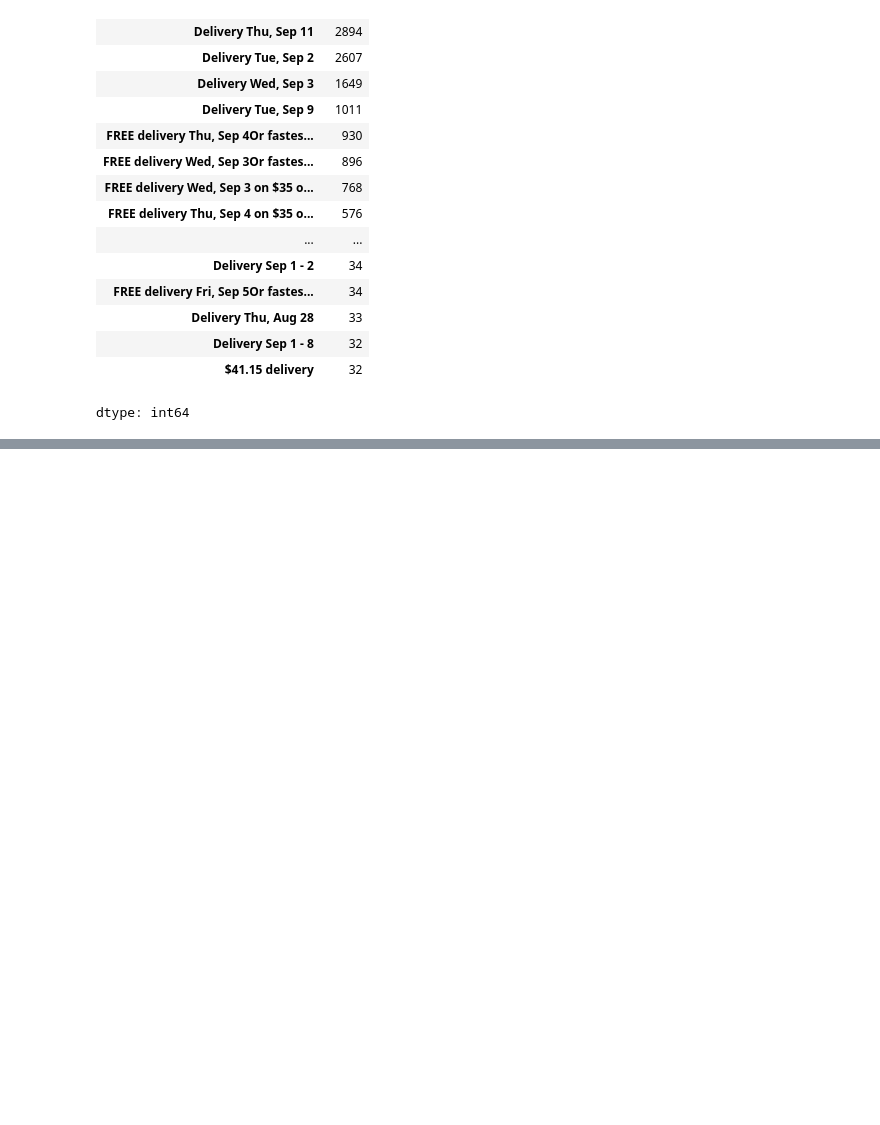
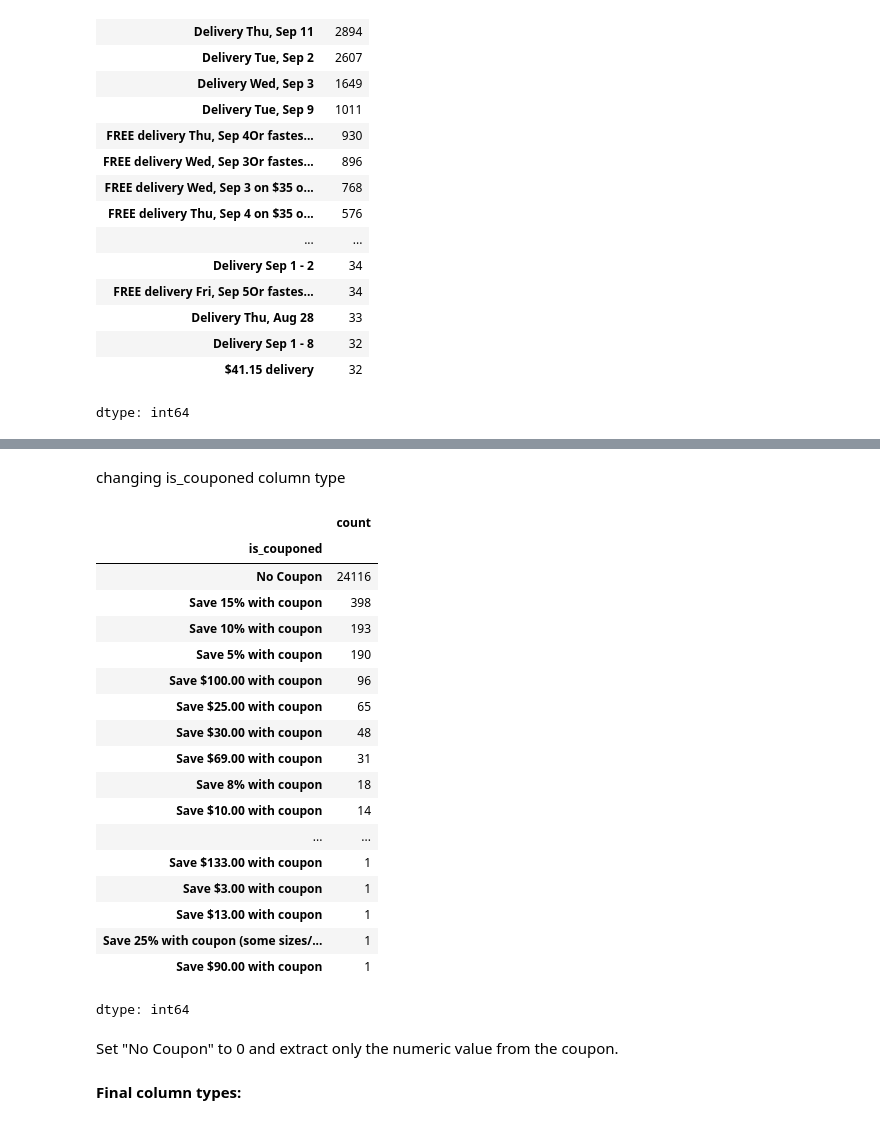
Before and after one commit to JanKotynia/SalesDataAnalysis, a Jupyter notebook: Sales.ipynb, the cells around one changed output, grey strips where cells are left out. Cells and saved outputs as stored; diff of their text form; code cells hidden in the pictures; blank space fills up the shorter version.

```diff
--- a/Sales.ipynb
+++ b/Sales.ipynb
@@ -187,0 +237,13 @@ df.loc[df['delivery_details'].isna(), 'delivery_details'] = "No data"
+# %%
+df.loc[df['delivery_date'].isna(),'delivery_date'] = pd.to_datetime(
+    df.loc[mask, 'delivery_details']
+      .str.extract(r'([A-Z][a-z]{2}\s*\d{1,2})')[0]
+      .add(' 2025'),
+    format='%b %d %Y',
+    errors='coerce'
+)
+# %%
+mask = df['delivery_details'] == "No data"
+df.loc[mask,'delivery_date'] = np.nan
+# %%
+df.drop(columns='delivery_details', inplace=True)
@@ -187,0 +260,28 @@ df.loc[df['delivery_details'].isna(), 'delivery_details'] = "No data"
+# %%
+df['is_sponsored'] = np.where(df['is_sponsored'] == 'Organic', False, True)
+# %% [markdown]
+changing is_couponed column type
+# %%
+df['is_couponed'].value_counts()
+# %% [output]
+|  | count |
+| is_couponed |  |
+| No Coupon | 24116 |
+| Save 15% with coupon | 398 |
+| Save 10% with coupon | 193 |
+| Save 5% with coupon | 190 |
+| Save $100.00 with coupon | 96 |
+| Save $25.00 with coupon | 65 |
+| Save $30.00 with coupon | 48 |
+| Save $69.00 with coupon | 31 |
+| Save 8% with coupon | 18 |
+| Save $10.00 with coupon | 14 |
+| ... | ... |
+| Save $133.00 with coupon | 1 |
+| Save $3.00 with coupon | 1 |
+| Save $13.00 with coupon | 1 |
+| Save 25% with coupon (some sizes/... | 1 |
+| Save $90.00 with coupon | 1 |
+dtype: int64
+# %% [markdown]
+Set "No Coupon" to 0 and extract only the numeric value from the coupon.
@@ -188,3 +291,5 @@ df.loc[df['delivery_details'].isna(), 'delivery_details'] = "No data"
+# %% [markdown]
+**Final column types:**
 # %%
 df.info()
 # %% [output]
```
Also changed, not shown: parts of 11 cells of this notebook.
